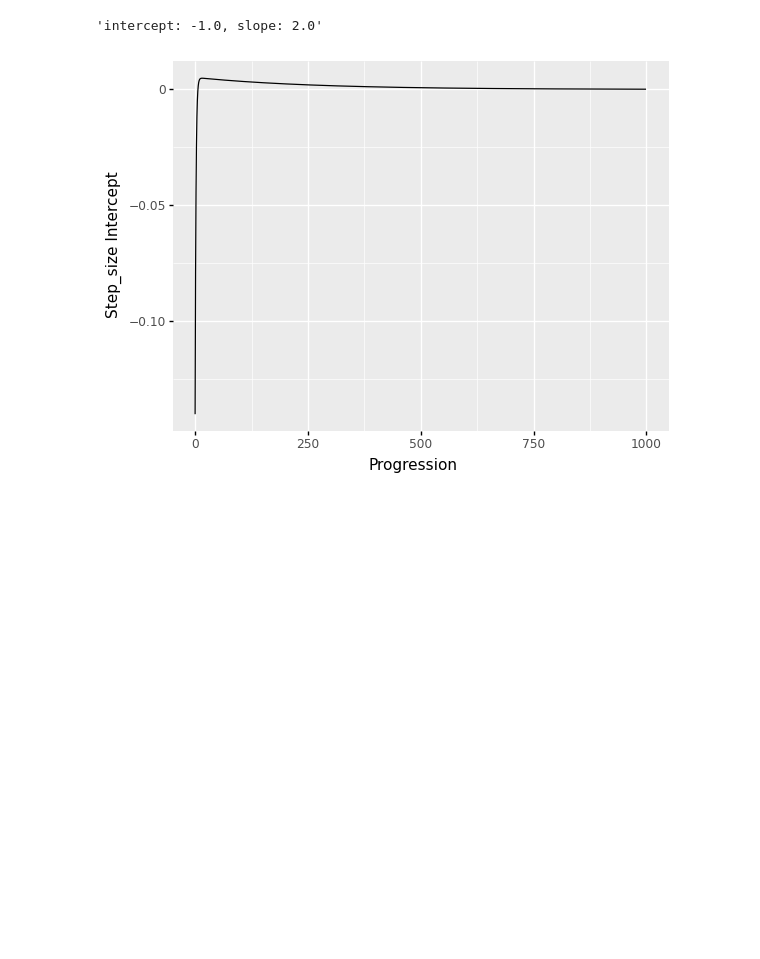
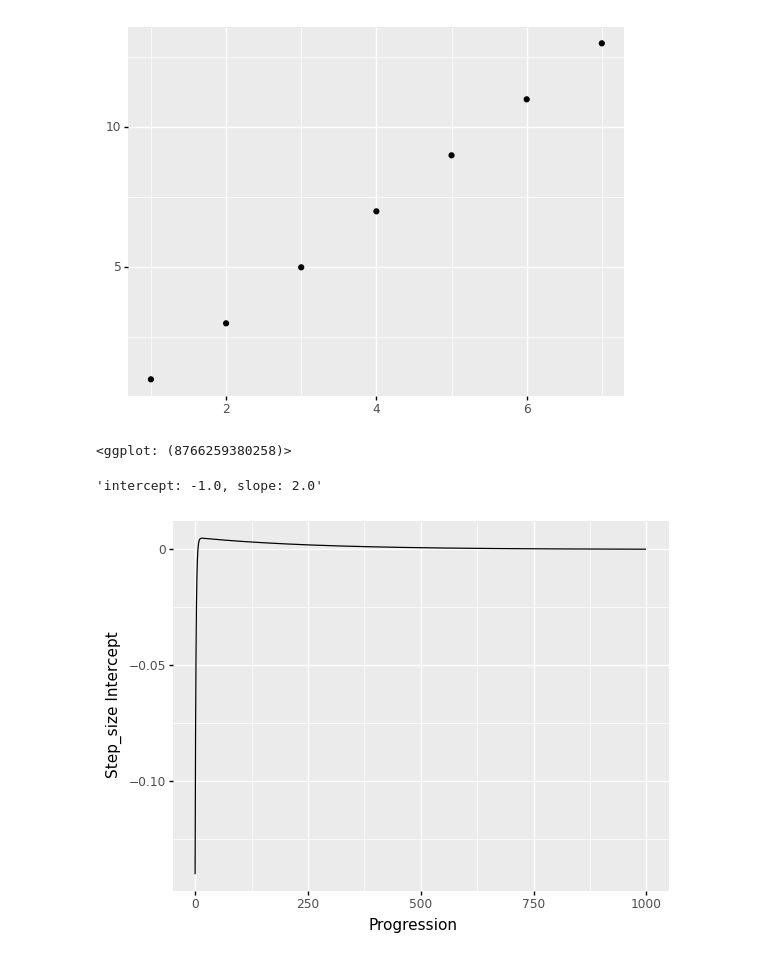
Before and after one commit to mertgoksel/Learning, a Jupyter notebook: Regression/Handmadelinear.ipynb, the cells around one changed output. Saved outputs shown, nothing was run; the diff lists cells and outputs as text; code cells hidden in the pictures; blank space fills up the shorter version.

```diff
--- a/Regression/Handmadelinear.ipynb
+++ b/Regression/Handmadelinear.ipynb
@@ -9,6 +9,11 @@ z = np.array([2,4,6,8,10,12,14])
 df = pd.DataFrame({"x":x, "y":y})
 df['z'] = [2,4,6,8,10,12,14]
 df_test = pd.DataFrame({"x":x, "z":z})
+# %%
+(pt.ggplot() + pt.aes(x = x, y = y) + pt.geom_point())
+# %% [output]
+[figure, added]
+<ggplot: (8766259380258)>
 # %%
 #Least Squares Method
 
```
Also changed, not shown: parts of 1 cell of this notebook.
